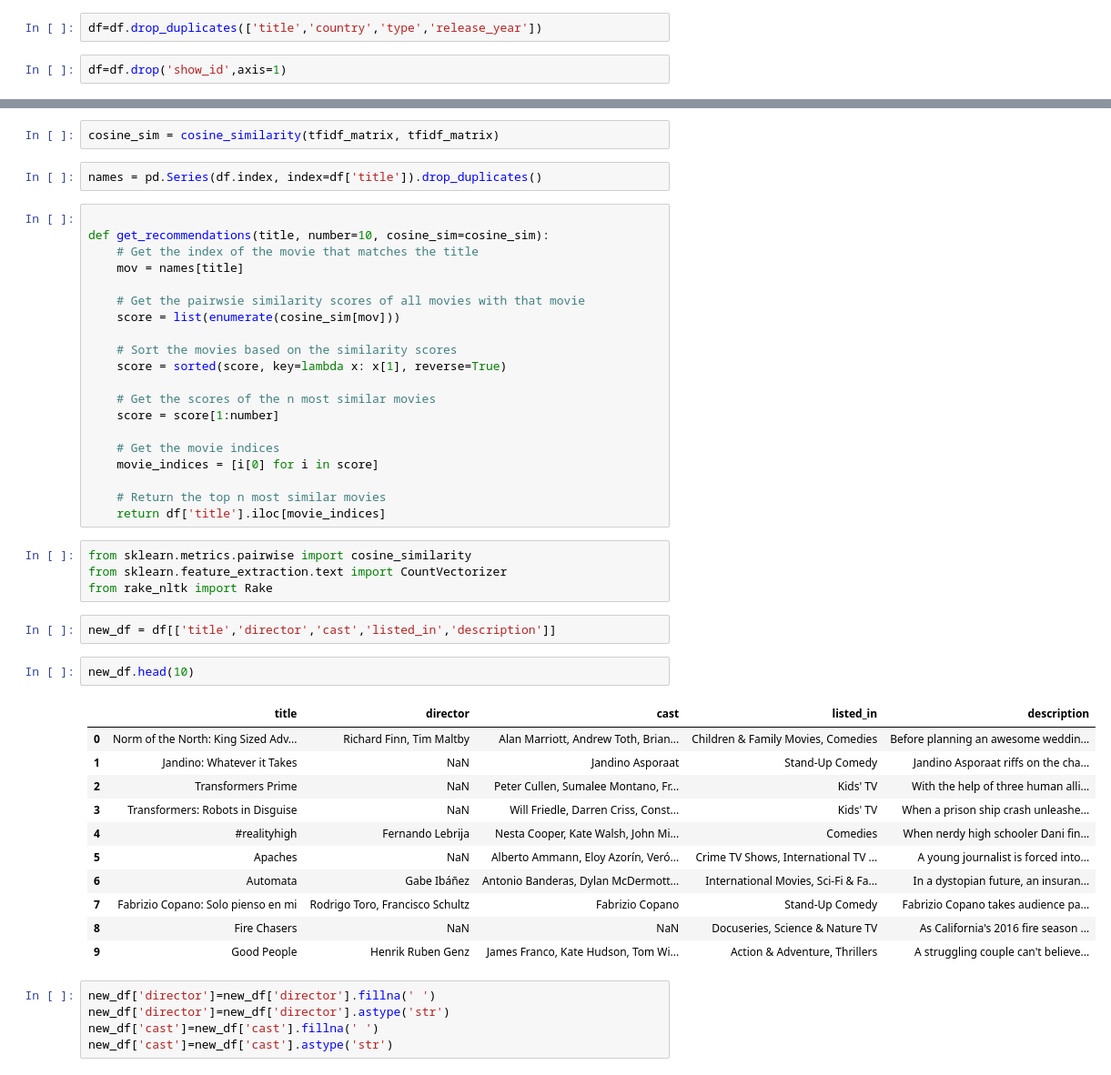
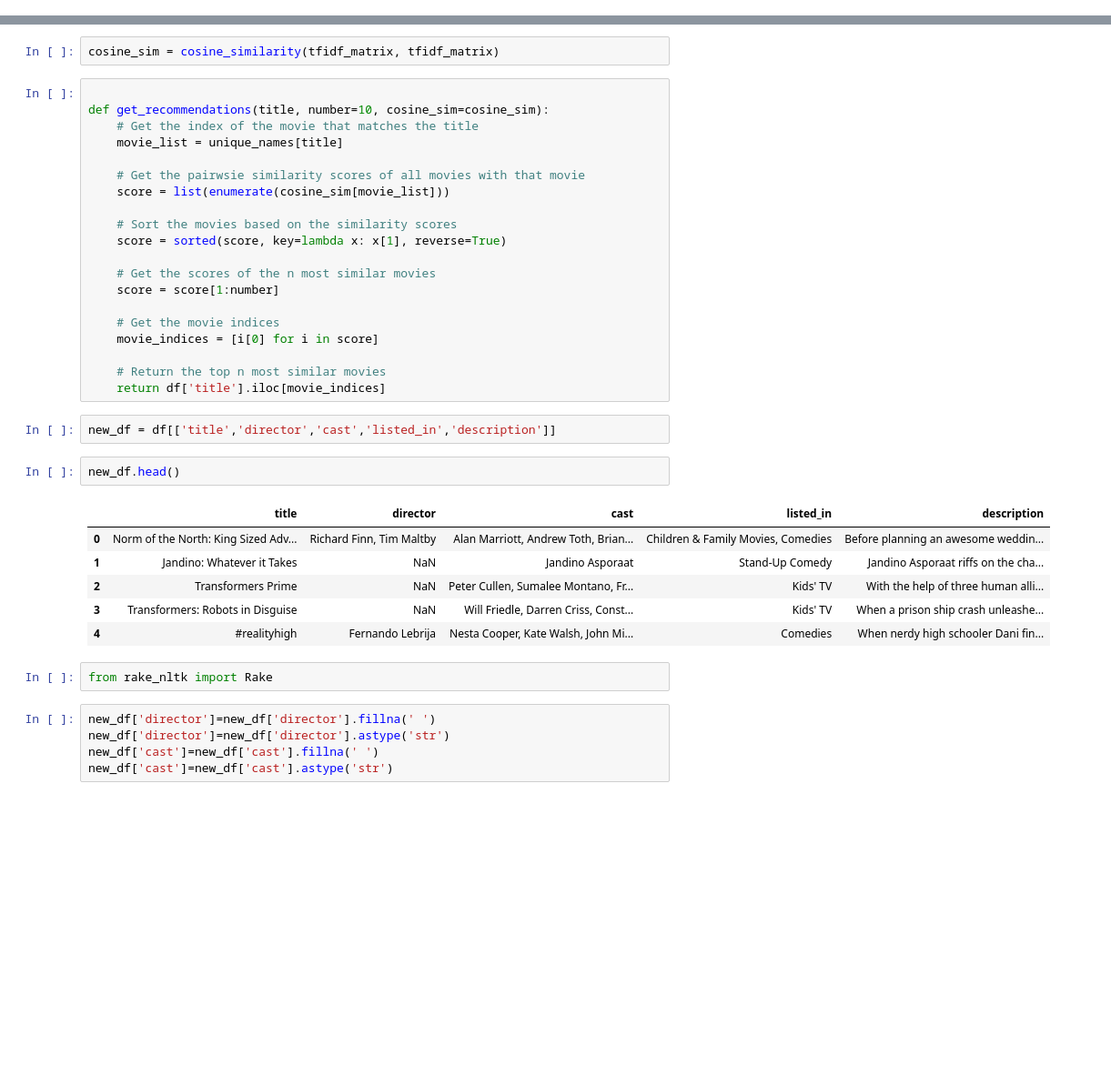
Before and after one commit to ShamsulAbedin/CA683I, a Jupyter notebook: Shamsul_Abedin_CA683I_ID19215008_Netflix_Movie.ipynb, the cells around one changed output, grey strips where cells are left out. Shown at 91% size. Drawn from its saved outputs; the diff is of its cells as text; blank space fills up the shorter version.

```diff
--- a/Shamsul_Abedin_CA683I_ID19215008_Netflix_Movie.ipynb
+++ b/Shamsul_Abedin_CA683I_ID19215008_Netflix_Movie.ipynb
@@ -179,4 +192,0 @@ df[duplicate_entry]
-# %%
-df=df.drop_duplicates(['title','country','type','release_year'])
-# %%
-df=df.drop('show_id',axis=1)
@@ -429,16 +481,14 @@ tfidf_matrix.shape
 > we will use Cosine Similarity to calculete the nemeric similarity between differnt matices
 # %%
 cosine_sim = cosine_similarity(tfidf_matrix, tfidf_matrix)
-# %%
-names = pd.Series(df.index, index=df['title']).drop_duplicates()
 # %%
 
 def get_recommendations(title, number=10, cosine_sim=cosine_sim):
     # Get the index of the movie that matches the title
-    mov = names[title]
+    movie_list = unique_names[title]
 
     # Get the pairwsie similarity scores of all movies with that movie
-    score = list(enumerate(cosine_sim[mov]))
+    score = list(enumerate(cosine_sim[movie_list]))
 
     # Sort the movies based on the similarity scores
     score = sorted(score, key=lambda x: x[1], reverse=True)
@@ -451,26 +501,19 @@ def get_recommendations(title, number=10, cosine_sim=cosine_sim):
 
     # Return the top n most similar movies
     return df['title'].iloc[movie_indices]
-# %%
-from sklearn.metrics.pairwise import cosine_similarity
-from sklearn.feature_extraction.text import CountVectorizer
-from rake_nltk import Rake
 # %%
 new_df = df[['title','director','cast','listed_in','description']]
 # %%
-new_df.head(10)
+new_df.head()
 # %% [output]
 |  | title | director | cast | listed_in | description |
 | 0 | Norm of the North: King Sized Adv... | Richard Finn, Tim Maltby | Alan Marriott, Andrew Toth, Brian... | Children & Family Movies, Comedies | Before planning an awesome weddin... |
 | 1 | Jandino: Whatever it Takes | NaN | Jandino Asporaat | Stand-Up Comedy | Jandino Asporaat riffs on the cha... |
 | 2 | Transformers Prime | NaN | Peter Cullen, Sumalee Montano, Fr... | Kids' TV | With the help of three human alli... |
 | 3 | Transformers: Robots in Disguise | NaN | Will Friedle, Darren Criss, Const... | Kids' TV | When a prison ship crash unleashe... |
 | 4 | #realityhigh | Fernando Lebrija | Nesta Cooper, Kate Walsh, John Mi... | Comedies | When nerdy high schooler Dani fin... |
-| 5 | Apaches | NaN | Alberto Ammann, Eloy Azorín, Veró... | Crime TV Shows, International TV ... | A young journalist is forced into... |
-| 6 | Automata | Gabe Ibáñez | Antonio Banderas, Dylan McDermott... | International Movies, Sci-Fi & Fa... | In a dystopian future, an insuran... |
-| 7 | Fabrizio Copano: Solo pienso en mi | Rodrigo Toro, Francisco Schultz | Fabrizio Copano | Stand-Up Comedy | Fabrizio Copano takes audience pa... |
-| 8 | Fire Chasers | NaN | NaN | Docuseries, Science & Nature TV | As California's 2016 fire season ... |
-| 9 | Good People | Henrik Ruben Genz | James Franco, Kate Hudson, Tom Wi... | Action & Adventure, Thrillers | A struggling couple can't believe... |
+# %%
+from rake_nltk import Rake
 # %%
 new_df['director']=new_df['director'].fillna(' ')
 new_df['director']=new_df['director'].astype('str')
```
Also changed, not shown: parts of 24 cells of this notebook.
